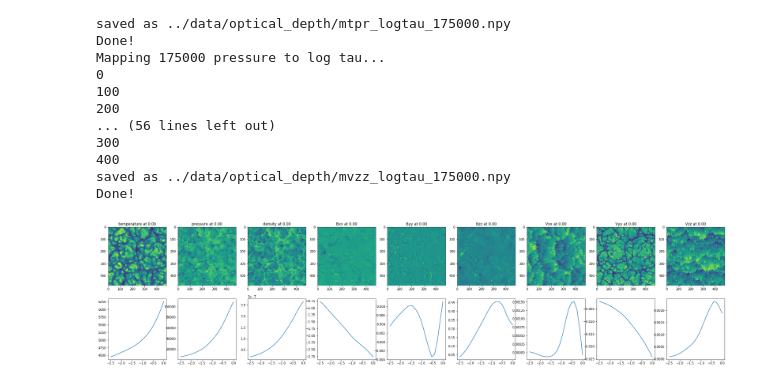
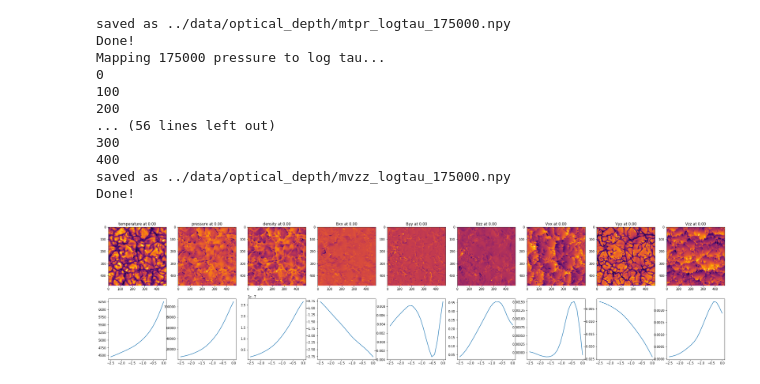
Before and after one commit to juagudeloo/Tesis_maestria_OAN, a Jupyter notebook: notebooks/Optical_depth_mapping.ipynb, the cells around one changed output. Drawn from its saved outputs; the diff is of its cells as text; code cells hidden in the pictures.

```diff
--- a/notebooks/Optical_depth_mapping.ipynb
+++ b/notebooks/Optical_depth_mapping.ipynb
@@ -493,12 +493,11 @@ muram_logtau_box = charge_logtau_muram("080000", (nx,logtau.shape[0],ny))
 # %%
 fig, ax = plt.subplots(2,9,figsize=(9*4,4*2))
 i = 0
 i_logt = 19
-cmaps
 for quantity in muram_logtau_box.keys():
-    ax[0,i].imshow(muram_logtau_box[quantity][:,i_logt,:])
+    ax[0,i].imshow(muram_logtau_box[quantity][:,i_logt,:], cmap="inferno")
     ax[0,i].set_title(f"{quantity} at {logtau[i_logt]:0.2f}")
     ax[1,i].plot(logtau, muram_logtau_box[quantity].mean(axis=(0,2)))
     i += 1
 # %% [output]
-[figure, old version]
+[figure, new version]
```
